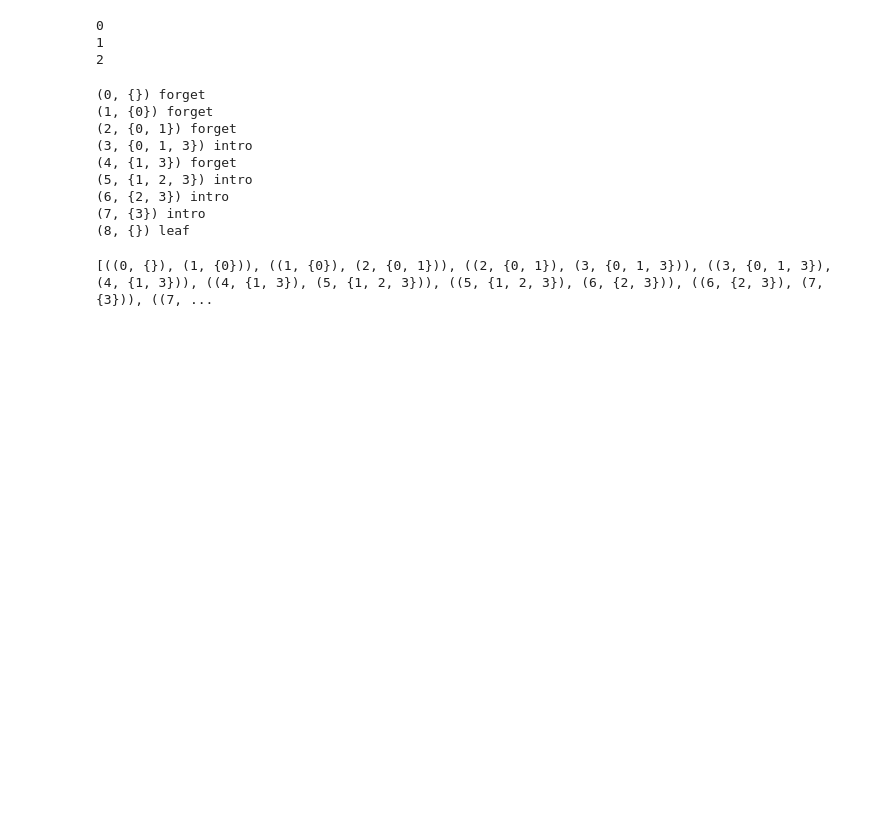
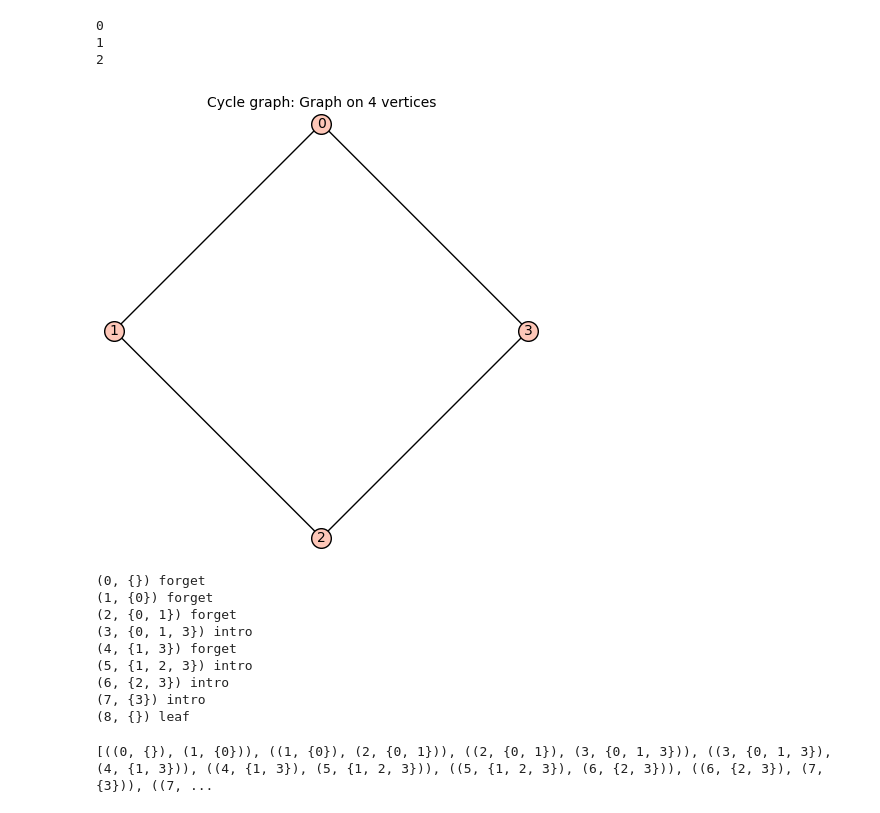
Before and after one commit to guojing0/count-graph-homs, a Jupyter notebook: hom-count-exp.ipynb, the cells around one changed output. Saved outputs shown, nothing was run; the diff lists cells and outputs as text; code cells hidden in the pictures; blank space fills up the shorter version.

```diff
--- a/hom-count-exp.ipynb
+++ b/hom-count-exp.ipynb
@@ -90,6 +88,10 @@ tree_decomp = g.treewidth(certificate=True)
 nice_tree_decomp = make_nice_tree_decomposition(g, tree_decomp)
 root = sorted(nice_tree_decomp)[0]
 dir_labelled_TD = label_nice_tree_decomposition(nice_tree_decomp, root, directed=True)
+# %%
+g
+# %% [output]
+[figure, added]
 # %%
 for i in dir_labelled_TD.vertices():
     print(i, dir_labelled_TD.get_vertex(i))
```
Also changed, not shown: parts of 13 cells of this notebook, 1 other file.
